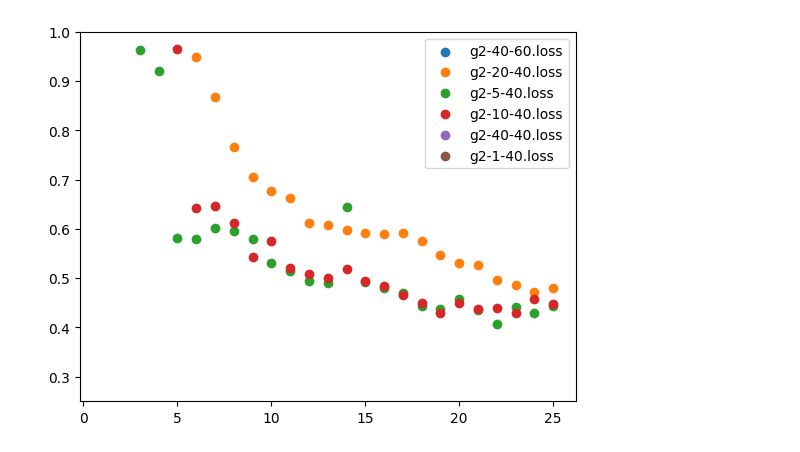
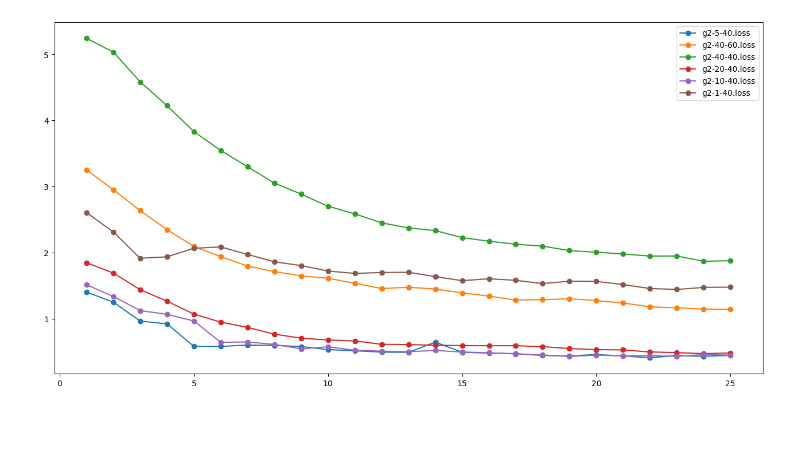
Before and after one commit to mposysoev/losses-plot, a Jupyter notebook: plots.ipynb, the cells around one changed output. Cells and saved outputs as stored; diff of their text form; code cells hidden in the pictures; blank space fills up the shorter version.

```diff
--- a/plots.ipynb
+++ b/plots.ipynb
@@ -17,15 +21,17 @@ def read_file(file_path):
 # %%
 file_paths = os.listdir()
+
+plt.figure(figsize=(16, 8))
 x = list(range(1, 26))
 for path in file_paths:
     if ".loss" in path:
         if "-40." in path or "-60." in path:
             data = read_file(path)
-            plt.scatter(x, data, label=f"{path}", c="red")
+            plt.plot(x, data, "o-", label=f"{path}")
 
         if "-20." in path:
             data = read_file(path)
-            plt.scatter(x, data, label=f"{path}", c="red")
+            plt.plot(x, data, "o-", label=f"{path}")
 # plt.ylim(0, 10)
 plt.xlabel("Iteration number")
 plt.xlabel("Loss")
@@ -36,15 +42,17 @@ plt.show()
 # %%
 file_paths = os.listdir()
+
+plt.figure(figsize=(16, 8))
 x = list(range(1, 26))
 for path in file_paths:
     if ".loss" in path:
         if "-40." in path or "-60." in path:
-        # if "-40-" in path:
+            # if "-40-" in path:
             data = read_file(path)
-            plt.scatter(x, data, label=f"{path}")
+            plt.plot(x, data, "o-", label=f"{path}")
 
-plt.ylim(0.25, 1)
+# plt.ylim(0.25, 1)
 plt.legend()
 plt.show()
 # %% [output]
-[figure, old version]
+[figure, new version]
```
Also changed, not shown: parts of 3 cells of this notebook.
